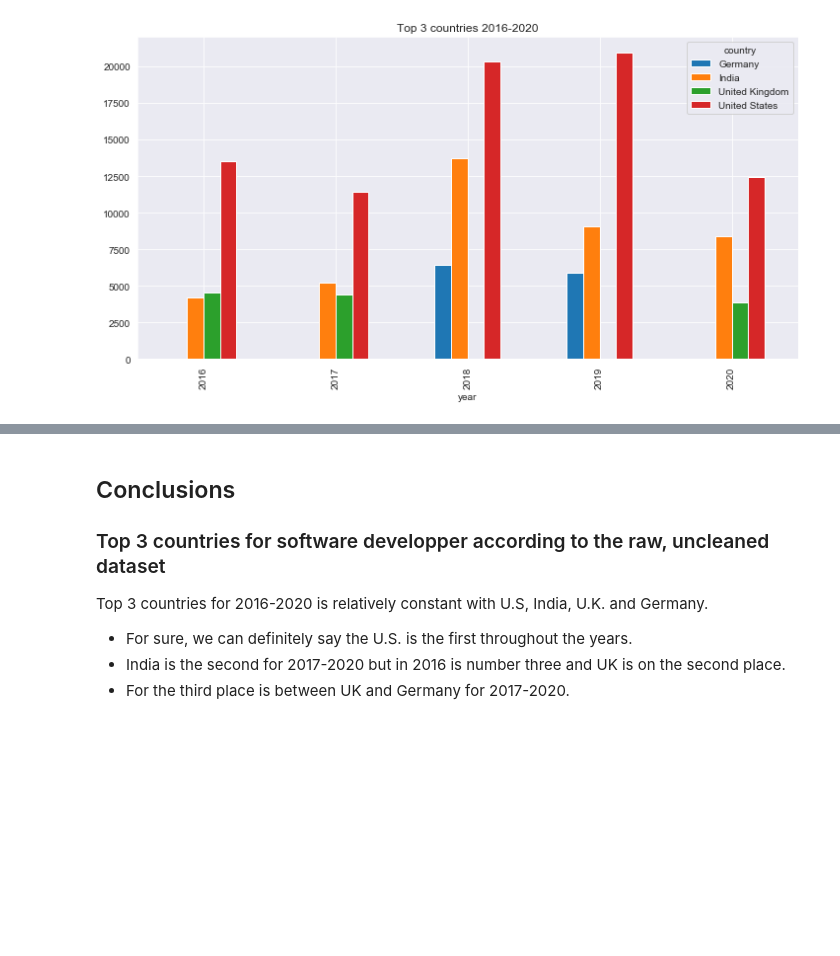
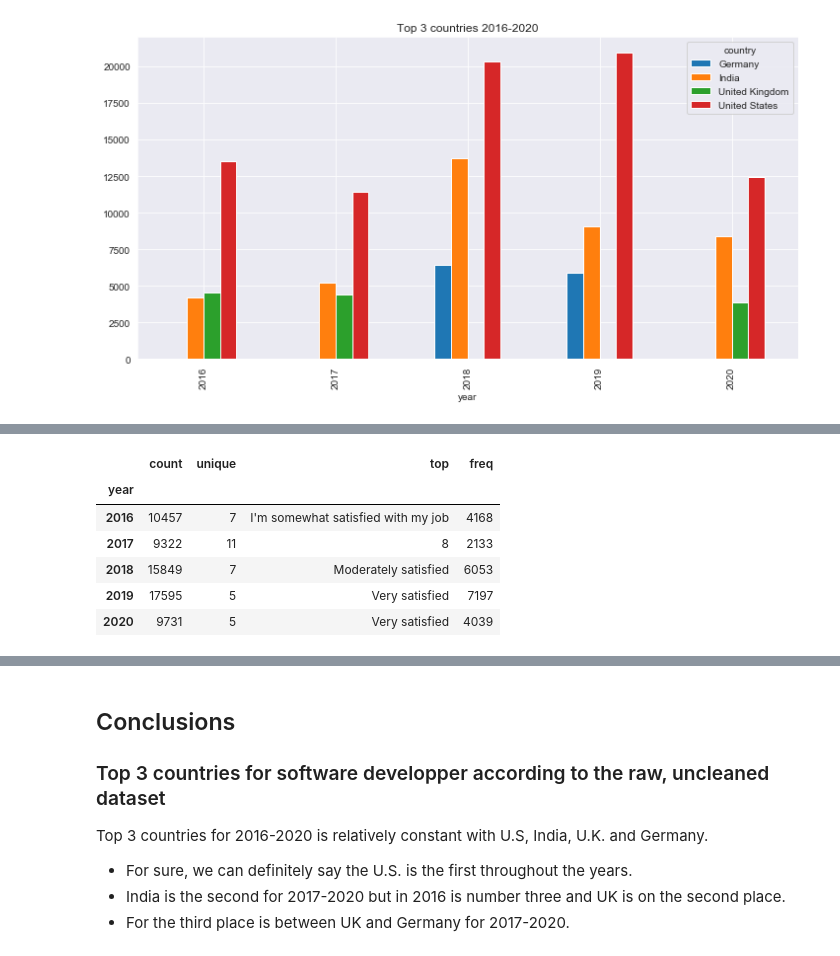
Before and after one commit to AnaHristian/stackoverflow_survey_data_analysis, a Jupyter notebook: 1_data_gathering.ipynb, the cells around one changed output, grey strips where cells are left out. Drawn from its saved outputs; the diff is of its cells as text; code cells hidden in the pictures; blank space fills up the shorter version.

```diff
--- a/1_data_gathering.ipynb
+++ b/1_data_gathering.ipynb
@@ -279,3 +320,13 @@ plt.title("Top 3 countries 2016-2020");
+# %%
+df_all[df_all['country'] == 'United States'].groupby(by='year').describe()['job_satisfaction']
+# %% [output]
+|  | count | unique | top | freq |
+| year |  |  |  |  |
+| 2016 | 10457 | 7 | I'm somewhat satisfied with my job | 4168 |
+| 2017 | 9322 | 11 | 8 | 2133 |
+| 2018 | 15849 | 7 | Moderately satisfied | 6053 |
+| 2019 | 17595 | 5 | Very satisfied | 7197 |
+| 2020 | 9731 | 5 | Very satisfied | 4039 |
 # %%
 # let's check out a line plot
 pd.DataFrame(s.groupby(level=0).nlargest(3).reset_index(level=0,
```
Also changed, not shown: parts of 13 cells of this notebook.
